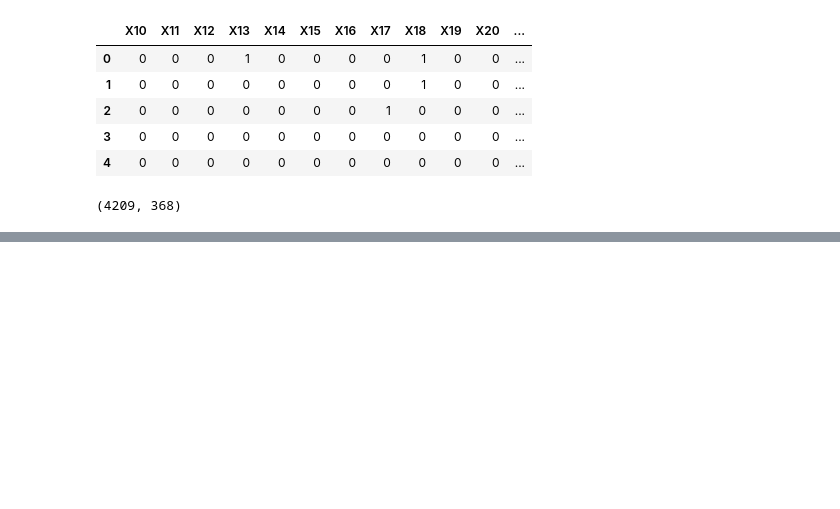
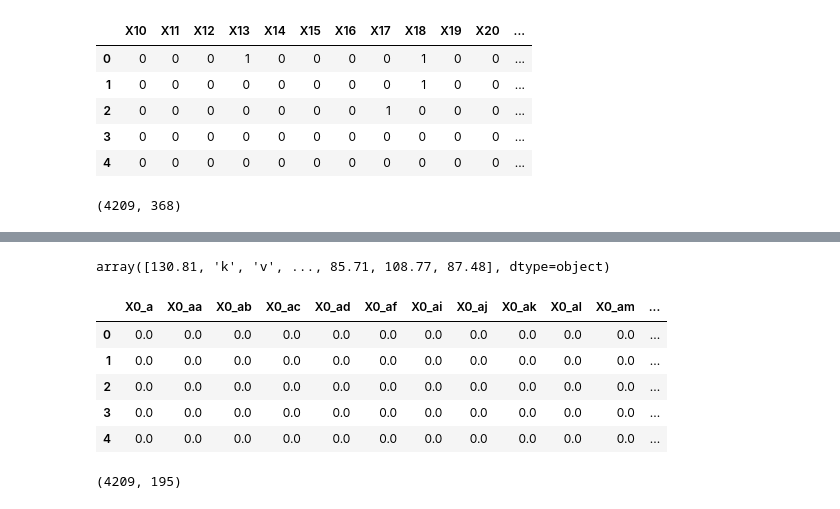
Before and after one commit to AmenaInamdar/xgboost-mercedes-benzzzz, a Jupyter notebook: codezz.ipynb, the cells around one changed output, grey strips where cells are left out. Drawn from its saved outputs; the diff is of its cells as text; code cells hidden in the pictures; blank space fills up the shorter version.

```diff
--- a/codezz.ipynb
+++ b/codezz.ipynb
@@ -130,0 +206,54 @@ df_mn = mn.fit_transform(df_num)
+# %%
+train_feature_names = df_train[['y', 'X0', 'X1', 'X2', 'X3', 'X4', 'X5', 'X6', 'X8', 'X10', 'X11',
+       'X12', 'X13', 'X14', 'X15', 'X16', 'X17', 'X18', 'X19', 'X20',
+       'X21', 'X22', 'X23', 'X24', 'X26', 'X27', 'X28', 'X29', 'X30',
+       'X31', 'X32', 'X33', 'X34', 'X35', 'X36', 'X37', 'X38', 'X39',
+       'X40', 'X41', 'X42', 'X43', 'X44', 'X45', 'X46', 'X47', 'X48',
+       'X49', 'X50', 'X51', 'X52', 'X53', 'X54', 'X55', 'X56', 'X57',
+       'X58', 'X59', 'X60', 'X61', 'X62', 'X63', 'X64', 'X65', 'X66',
+       'X67', 'X68', 'X69', 'X70', 'X71', 'X73', 'X74', 'X75', 'X76',
+       'X77', 'X78', 'X79', 'X80', 'X81', 'X82', 'X83', 'X84', 'X85',
+       'X86', 'X87', 'X88', 'X89', 'X90', 'X91', 'X92', 'X93', 'X94',
+       'X95', 'X96', 'X97', 'X98', 'X99', 'X100', 'X101', 'X102', 'X103',
+       'X104', 'X105', 'X106', 'X107', 'X108', 'X109', 'X110', 'X111',
+       'X112', 'X113', 'X114', 'X115', 'X116', 'X117', 'X118', 'X119',
+       'X120', 'X122', 'X123', 'X124', 'X125', 'X126', 'X127', 'X128',
+       'X129', 'X130', 'X131', 'X132', 'X133', 'X134', 'X135', 'X136',
+       'X137', 'X138', 'X139', 'X140', 'X141', 'X142', 'X143', 'X144',
+       'X145', 'X146', 'X147', 'X148', 'X150', 'X151', 'X152', 'X153',
+       'X154', 'X155', 'X156', 'X157', 'X158', 'X159', 'X160', 'X161',
+       'X162', 'X163', 'X164', 'X165', 'X166', 'X167', 'X168', 'X169',
+       'X170', 'X171', 'X172', 'X173', 'X174', 'X175', 'X176', 'X177',
+       'X178', 'X179', 'X180', 'X181', 'X182', 'X183', 'X184', 'X185',
+       'X186', 'X187', 'X189', 'X190', 'X191', 'X192', 'X194', 'X195',
+       'X196', 'X197', 'X198', 'X199', 'X200', 'X201', 'X202', 'X203',
+       'X204', 'X205', 'X206', 'X207', 'X208', 'X209', 'X210', 'X211',
+       'X212', 'X213', 'X214', 'X215', 'X216', 'X217', 'X218', 'X219',
+       'X220', 'X221', 'X222', 'X223', 'X224', 'X225', 'X226', 'X227',
+       'X228', 'X229', 'X230', 'X231', 'X232', 'X233', 'X234', 'X235',
+       'X236', 'X237', 'X238', 'X239', 'X240', 'X241', 'X242', 'X243',
+       'X244', 'X245', 'X246', 'X247', 'X248', 'X249', 'X250', 'X251',
+       'X252', 'X253', 'X254', 'X255', 'X256', 'X257', 'X258', 'X259',
+       'X260', 'X261', 'X262', 'X263', 'X264', 'X265', 'X266', 'X267',
+       'X268', 'X269', 'X270', 'X271', 'X272', 'X273', 'X274', 'X275',
+       'X276', 'X277', 'X278', 'X279', 'X280', 'X281', 'X282', 'X283',
+       'X284', 'X285', 'X286', 'X287', 'X288', 'X289', 'X290', 'X291',
+       'X292', 'X293', 'X294', 'X295', 'X296', 'X297', 'X298', 'X299',
+       'X300', 'X301', 'X302', 'X304', 'X305', 'X306', 'X307', 'X308',
+       'X309', 'X310', 'X311', 'X312', 'X313', 'X314', 'X315', 'X316',
+       'X317', 'X318', 'X319', 'X320', 'X321', 'X322', 'X323', 'X324',
+       'X325', 'X326', 'X327', 'X328', 'X329', 'X330', 'X331', 'X332',
+       'X333', 'X334', 'X335', 'X336', 'X337', 'X338', 'X339', 'X340',
+       'X341', 'X342', 'X343', 'X344', 'X345', 'X346', 'X347', 'X348',
+       'X349', 'X350', 'X351', 'X352', 'X353', 'X354', 'X355', 'X356',
+       'X357', 'X358', 'X359', 'X360', 'X361', 'X362', 'X363', 'X364',
+       'X365', 'X366', 'X367', 'X368', 'X369', 'X370', 'X371', 'X372',
+       'X373', 'X374', 'X375', 'X376', 'X377', 'X378', 'X379', 'X380',
+       'X382', 'X383', 'X384', 'X385']].values.ravel()
+
+
+
+train_unique_values =  pd.unique(train_feature_names)
+train_unique_values
+# %% [output]
+array([130.81, 'k', 'v', ..., 85.71, 108.77, 87.48], dtype=object)
@@ -130,0 +262,20 @@ df_mn = mn.fit_transform(df_num)
+# %%
+ohe = OneHotEncoder(handle_unknown = "ignore")
+# %%
+df_cat_dum = ohe.fit_transform(df_cat).toarray()
+col_names = ohe.get_feature_names_out()
+col_names = np.array(col_names).ravel()
+df_cat_oh  =pd.DataFrame(df_cat_dum, columns=col_names)
+# %%
+df_cat_oh.head()
+# %% [output]
+|  | X0_a | X0_aa | X0_ab | X0_ac | X0_ad | X0_af | X0_ai | X0_aj | X0_ak | X0_al | X0_am | ... |
+| 0 | 0.0 | 0.0 | 0.0 | 0.0 | 0.0 | 0.0 | 0.0 | 0.0 | 0.0 | 0.0 | 0.0 | ... |
+| 1 | 0.0 | 0.0 | 0.0 | 0.0 | 0.0 | 0.0 | 0.0 | 0.0 | 0.0 | 0.0 | 0.0 | ... |
+| 2 | 0.0 | 0.0 | 0.0 | 0.0 | 0.0 | 0.0 | 0.0 | 0.0 | 0.0 | 0.0 | 0.0 | ... |
+| 3 | 0.0 | 0.0 | 0.0 | 0.0 | 0.0 | 0.0 | 0.0 | 0.0 | 0.0 | 0.0 | 0.0 | ... |
+| 4 | 0.0 | 0.0 | 0.0 | 0.0 | 0.0 | 0.0 | 0.0 | 0.0 | 0.0 | 0.0 | 0.0 | ... |
+# %%
+df_cat_oh.shape
+# %% [output]
+(4209, 195)
```
Also changed, not shown: parts of 58 cells of this notebook, 1 other file.
